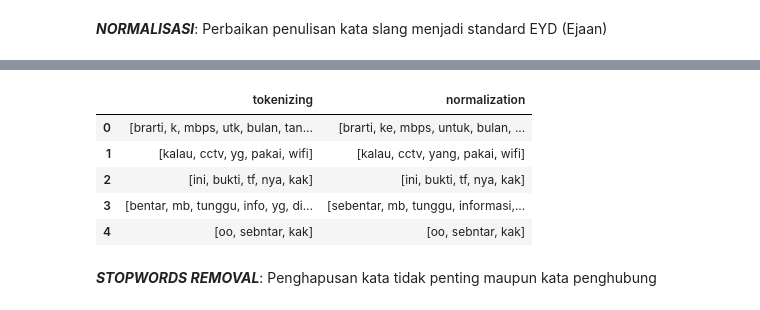
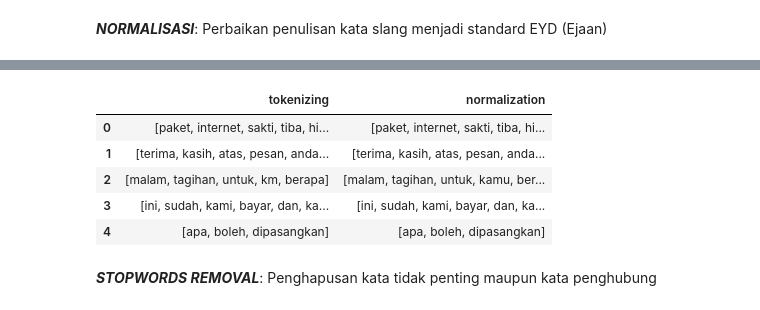
Before and after one commit to Fyodor-DOs/customer-churn-prediction, a Jupyter notebook: notebook/NLP_Pipeline.ipynb, the cells around one changed output, grey strips where cells are left out. Drawn from its saved outputs; the diff is of its cells as text; code cells hidden in the pictures.

```diff
--- a/notebook/NLP_Pipeline.ipynb
+++ b/notebook/NLP_Pipeline.ipynb
@@ -31,7 +29,2 @@ from sklearn.metrics import accuracy_score, precision_score, recall_score, f1_sc
 # %% [markdown]
 # **1. DATA PREPARATION**
-# %%
-# Membaca dataset pesan customer dari file CSV
-df = pd.read_csv('../dataset/data_pesan_customer.csv')
-print(f"Total baris awal: {df.shape[0]}")
-df.head()
@@ -45,0 +31,14 @@ Total baris awal: 25592
+# %%
+# Membaca data yang sudah dilabeli dari Labeling_Data.ipynb
+data = pd.read_csv('../dataset/data_pesan_telekomunikasi_opus4.6.csv')
+
+# Hapus severity 0 (Non-Keluhan)
+data = data[data['severity'] > 0].reset_index(drop=True)
+data.rename(columns={'text': 'message'}, inplace=True)
+
+print(f'Total data keluhan: {len(data):,}')
+print(f'\nDistribusi severity (SETELAH hapus non-keluhan):')
+for sev in sorted(data['severity'].unique()):
+    count = (data['severity'] == sev).sum()
+    pct = count / len(data) * 100
+    print(f'  Severity {sev}: {count:>5,} ({pct:.1f}%)')
@@ -150,56 +182,25 @@ data[['case_folding', 'tokenizing']].head()
 ***NORMALISASI***: Perbaikan penulisan kata slang menjadi standard EYD (Ejaan)
 # %%
 ## 4. NORMALISASI (Slang Words / Non-Standard) ##
-import json
-
-# Fungsi untuk memuat file eksternal kamus slang Indonesia menjadi Dictionary Python (Key dan Value)
 def load_norm_dict(file_path):
     try:
-        # Membaca data list slang gabungan
         with open(file_path, 'r', encoding='utf-8') as f:
-             # Bila konten adalah format JSON
-             content = f.read()
-             if content.strip().startswith('{'):
-                  return json.loads(content)
+            content = f.read()
+            if content.strip().startswith('{'): return json.loads(content)
+            normd = {}
+            for line in content.strip().split('\n'):
+                parts = line.split('\t')
+                if len(parts)==2: normd[parts[0].strip()] = parts[1].strip()
+            return normd
+    except Exception as e:
+        print(f'Warning: {e}'); return {}
 
-             # Bila file diserahkan dalam bentuk `key:value` per baris dari file Txt/Csv
-             else:
-                  normd = {}
-                  for line in content.splitlines():
-                      if ':' in line:
-                          parts = line.split(':', 1)
-                          normd[parts[0].strip().strip('"\'')] = parts[1].strip().strip('"\'')
-                      elif ',' in line:
-                          parts = line.split(',', 1)
-                          normd[parts[0].strip().strip('"\'')] = parts[1].strip().strip('"\'')
-                  return normd
-    except Exception as e:
-        print(f"Bisa tidak membaca {file_path}: {e}. Menggunakan dictionary default.")
+normd = load_norm_dict('../dataset/combined_slang_words.txt')
+print(f'Kamus normalisasi: {len(normd)} kata')
 
-    return {
-        'yg': 'yang',
-        'sdh': 'sudah',
-        'tf': 'transfer',
-        'utk': 'untuk',
-        'brarti': 'berarti',
-        'mb': 'mbak',
-        'mash': 'masih',
-        'lemot': 'lambat',
-        'rto': 'lambat',
-        'ngelag' : 'lambat'
-    }
+def norm_term(document):
+    return [normd.get(term, term) for term in document]
 
-# Panggil fungsi kamus normalisasi dan terapkan.
-norm_dict = load_norm_dict('../dataset/combined_slang_words.txt')
-
-# Fungsi looping pada setiap token (kata) untuk diperbaiki format EYD-nya sesuai kamus slang
-def norm_term(document):
-    # Bila kata tidak ditemukan di kamus normd, kembalikan teks aslinya
-    return [norm_dict.get(term, term) for term in document]
-
-# Aplikasikan kamus konversi ke kolom tokenize dataset kita
 data['normalization'] = data['tokenizing'].apply(norm_term)
-
-# Perlihatkan bagaimana normalisasi bahasa tidak baku berhasil mengubah teks.
 data[['tokenizing', 'normalization']].head()
 # %% [output]
@@ -206,8 +208,8 @@ data[['tokenizing', 'normalization']].head()
 |  | tokenizing | normalization |
-| 0 | [brarti, k, mbps, utk, bulan, tan... | [brarti, ke, mbps, untuk, bulan, ... |
-| 1 | [kalau, cctv, yg, pakai, wifi] | [kalau, cctv, yang, pakai, wifi] |
-| 2 | [ini, bukti, tf, nya, kak] | [ini, bukti, tf, nya, kak] |
-| 3 | [bentar, mb, tunggu, info, yg, di... | [sebentar, mb, tunggu, informasi,... |
-| 4 | [oo, sebntar, kak] | [oo, sebntar, kak] |
+| 0 | [paket, internet, sakti, tiba, hi... | [paket, internet, sakti, tiba, hi... |
+| 1 | [terima, kasih, atas, pesan, anda... | [terima, kasih, atas, pesan, anda... |
+| 2 | [malam, tagihan, untuk, km, berapa] | [malam, tagihan, untuk, kamu, ber... |
+| 3 | [ini, sudah, kami, bayar, dan, ka... | [ini, sudah, kami, bayar, dan, ka... |
+| 4 | [apa, boleh, dipasangkan] | [apa, boleh, dipasangkan] |
 # %% [markdown]
 ***STOPWORDS REMOVAL***: Penghapusan kata tidak penting maupun kata penghubung
```
Also changed, not shown: parts of 44 cells of this notebook, 1 other file.
